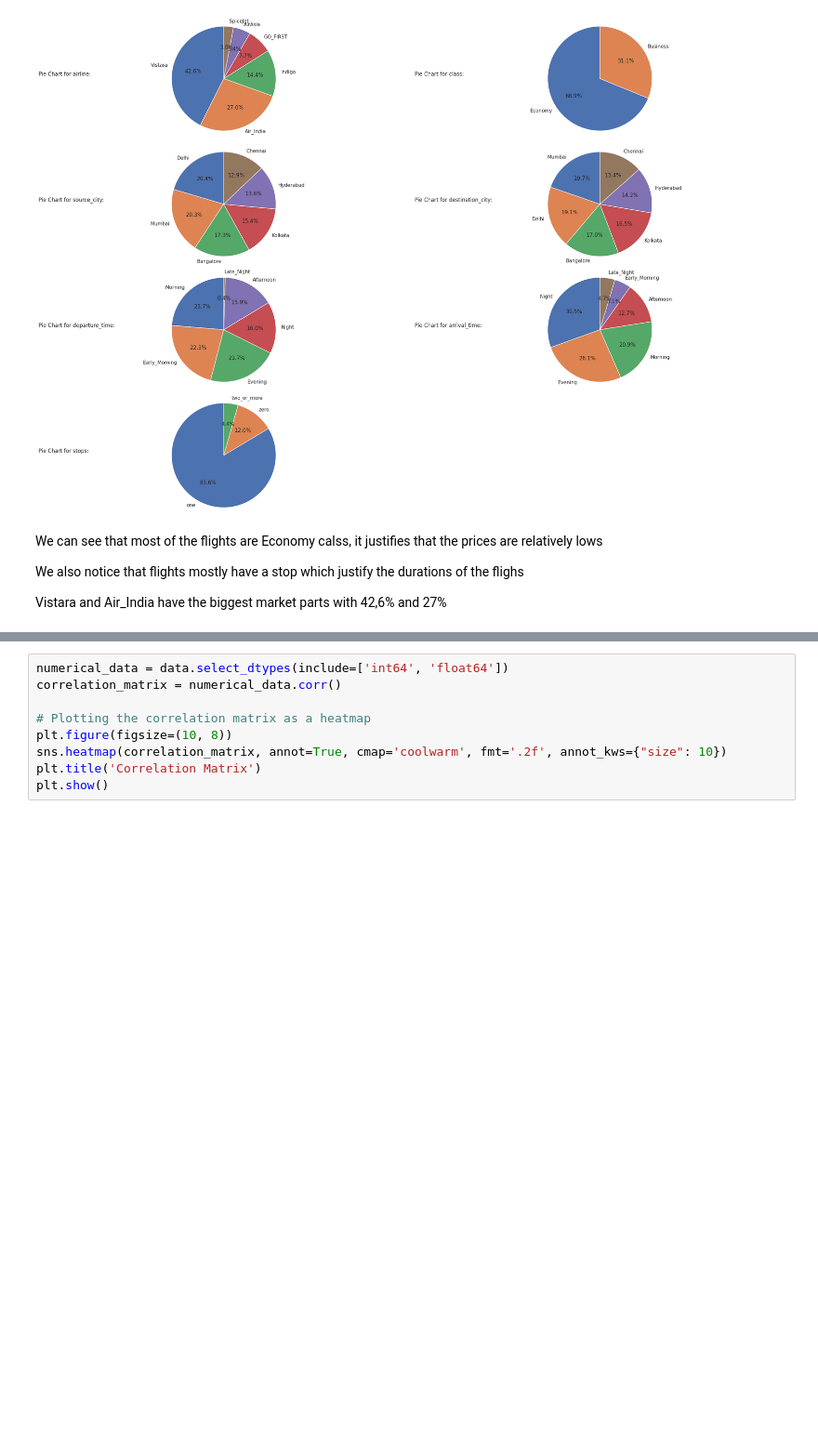
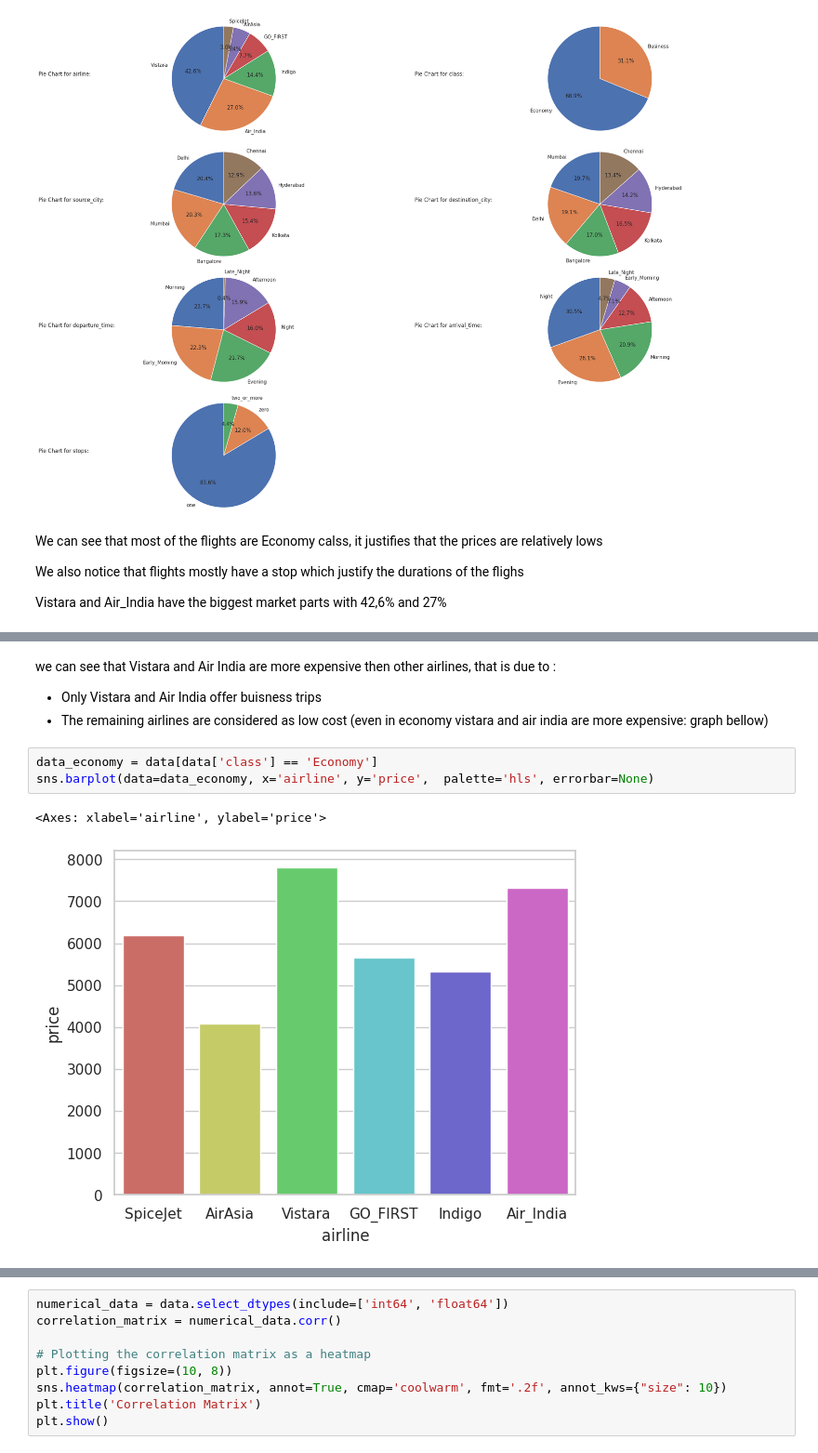
Before and after one commit to ZakariaSoukrat/SkyForcasters, a Jupyter notebook: Projet_AAA_.ipynb, the cells around one changed output, grey strips where cells are left out. Shown at 93% size. Saved outputs shown, nothing was run; the diff lists cells and outputs as text; blank space fills up the shorter version.

```diff
--- a/Projet_AAA_.ipynb
+++ b/Projet_AAA_.ipynb
@@ -223,0 +276,11 @@ Vistara and Air_India have the biggest market parts with 42,6% and 27%
+# %% [markdown]
+we can see that Vistara and Air India are more expensive then other airlines, that is due to :
+
+*   Only Vistara and Air India offer buisness trips
+*   The remaining airlines are considered as low cost (even in economy vistara and air india are more expensive: graph bellow)
+# %%
+data_economy = data[data['class'] == 'Economy']
+sns.barplot(data=data_economy, x='airline', y='price',  palette='hls', errorbar=None)
+# %% [output]
+<Axes: xlabel='airline', ylabel='price'>
+[figure, added]
```
Also changed, not shown: parts of 36 cells of this notebook.
